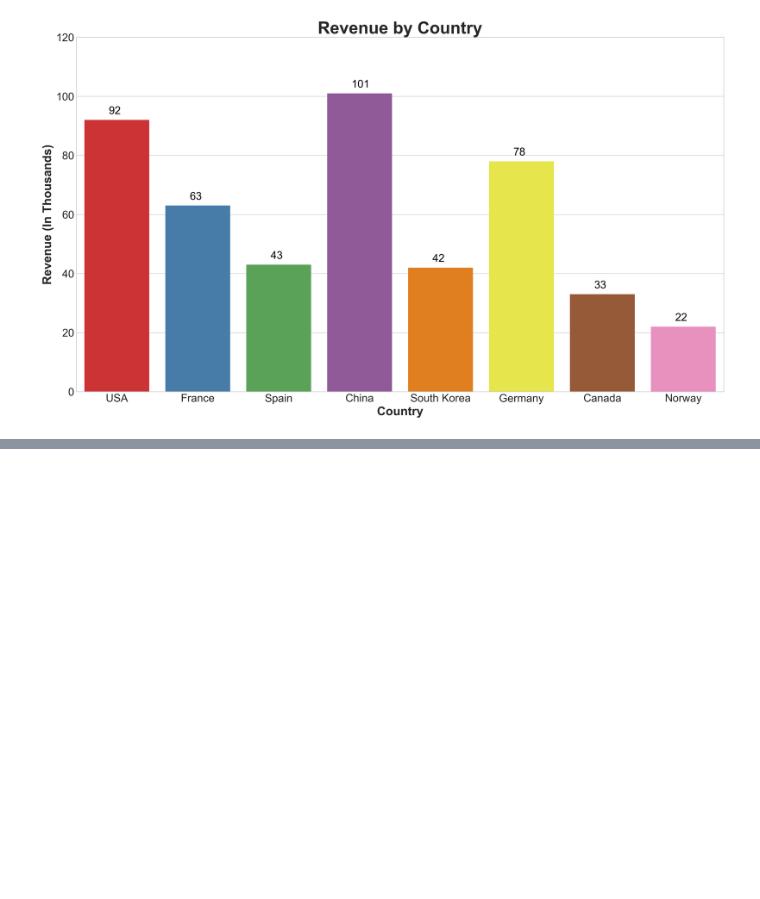
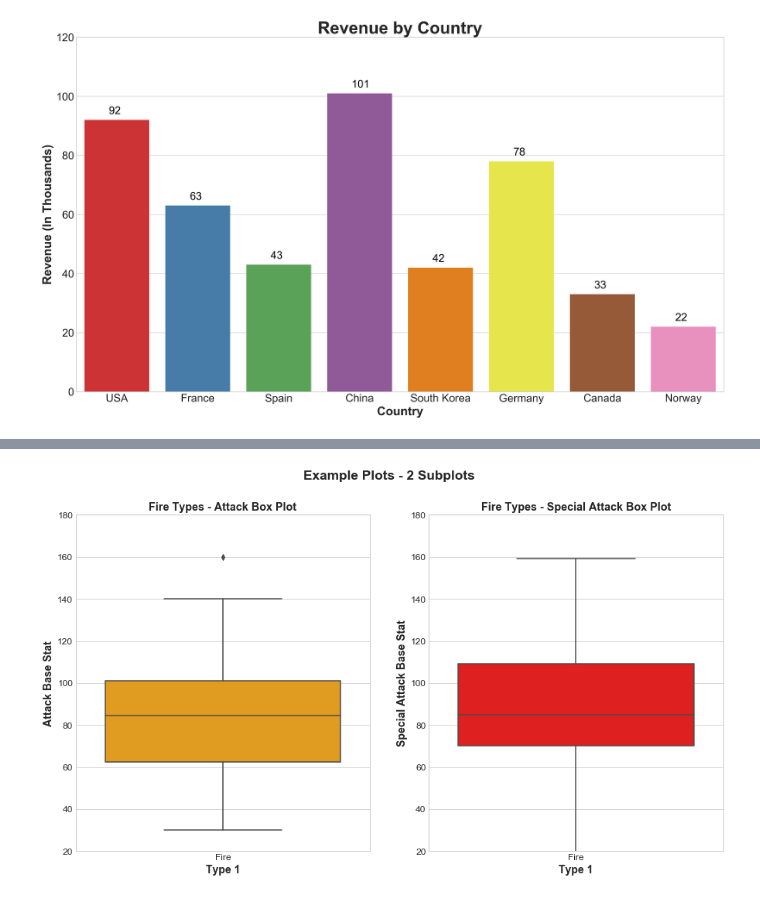
Before and after one commit to CentsOfFate/Miscellaneous-Projects, a Jupyter notebook: Files/Example Seaborn Graphs (Fake Data).ipynb, the cells around one changed output, grey strips where cells are left out. Drawn from its saved outputs; the diff is of its cells as text; code cells hidden in the pictures; blank space fills up the shorter version.

```diff
--- a/Files/Example Seaborn Graphs (Fake Data).ipynb
+++ b/Files/Example Seaborn Graphs (Fake Data).ipynb
@@ -141,0 +171,49 @@ plt.show()
+# %%
+# Load Pokemon Data
+df = pd.read_csv('Full Pokemon.csv')
+
+fdf = df.loc[df['Type 1'] == 'Fire']
+
+# Create Figure and Subplots
+fig, ax = plt.subplots(1, 2, figsize=(15,8))
+
+sns.boxplot(x = "Type 1", y = "Attack",
+                   data = fdf,
+                   ax = ax[0],
+                   color = 'orange')
+
+sns.boxplot(x = "Type 1", y = "Sp. Atk",
+                   data = fdf,
+                   ax = ax[1],
+                   color = 'red')
+
+# Set Limits on Y-Axis so they are the same
+
+ax[0].set_ylim(20, 180)
+ax[1].set_ylim(20, 180)
+
+# Write Titles for each
+ax[0].set_title('Fire Types - Attack Box Plot', fontsize = "x-large", fontweight = 'bold')
+ax[1].set_title('Fire Types - Special Attack Box Plot', fontsize = "x-large", fontweight = 'bold')
+
+# Big Title
+fig.suptitle("Example Plots - 2 Subplots",
+             fontsize = "xx-large", fontweight = 'bold')
+
+# Set Y Labels
+ax[0].set_ylabel('Attack Base Stat', fontsize = 14, fontweight = 'bold')
+ax[1].set_ylabel('Special Attack Base Stat', fontsize = 14, fontweight = 'bold')
+
+# Set X Labels
+ax[0].set_xlabel('Type 1', fontsize = 14, fontweight = 'bold')
+ax[1].set_xlabel('Type 1', fontsize = 14, fontweight = 'bold')
+
+# Set Tick Size
+ax[0].tick_params(labelsize = 12)
+ax[1].tick_params(labelsize = 12)
+
+
+
+plt.show()
+# %% [output]
+[figure, added]
```
Also changed, not shown: parts of 1 cell of this notebook.
